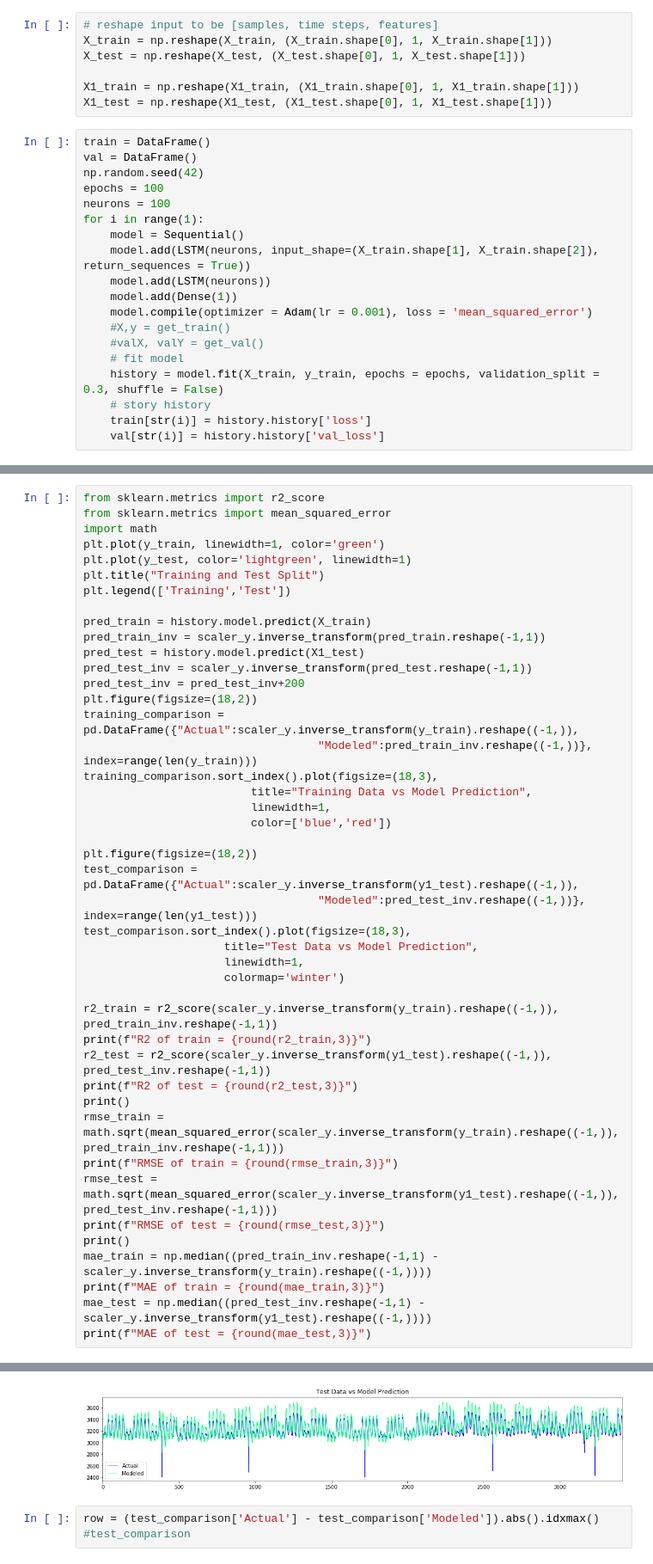
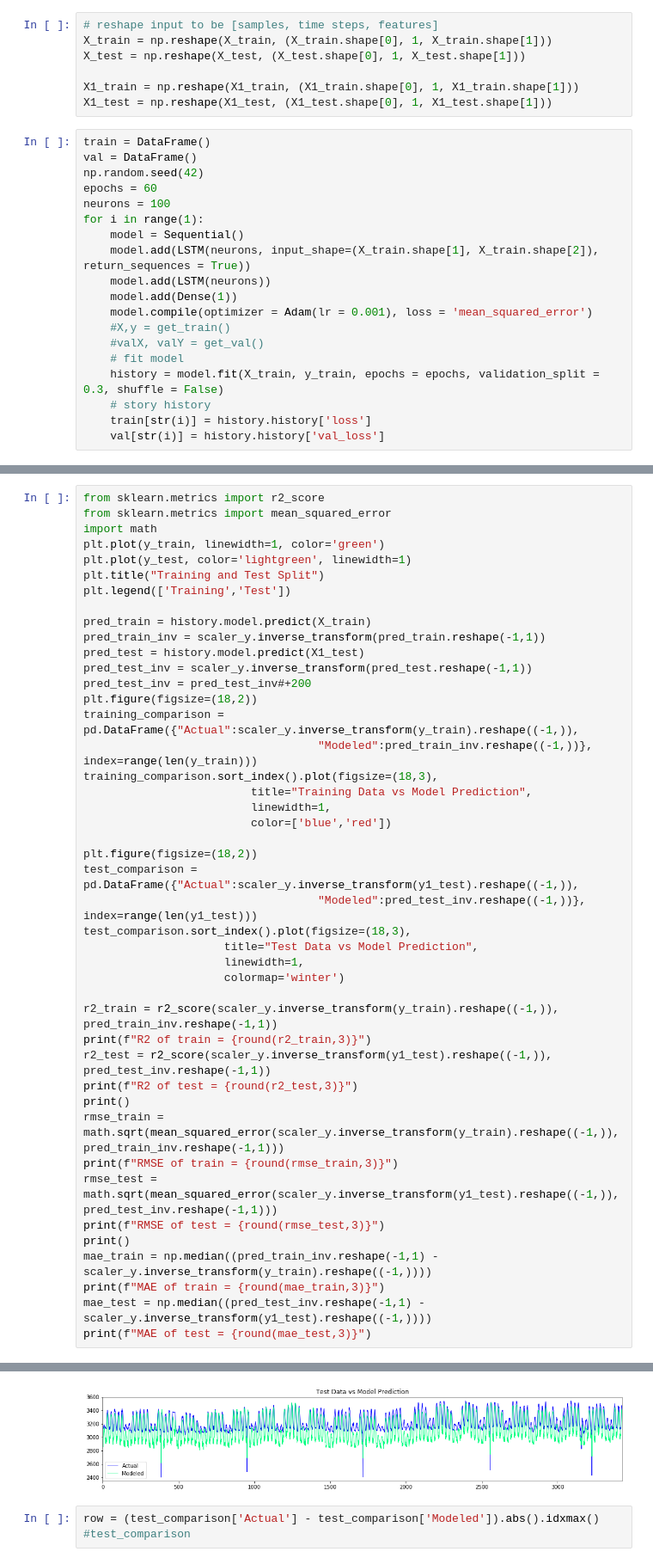
Before and after one commit to eco-data-science-team/LSTM-Anomaly-Detection, a Jupyter notebook: LSTM Notebook.ipynb, the cells around one changed output, grey strips where cells are left out. Shown at 86% size. Drawn from its saved outputs; the diff is of its cells as text.

```diff
--- a/LSTM Notebook.ipynb
+++ b/LSTM Notebook.ipynb
@@ -137,7 +137,7 @@ X1_test = np.reshape(X1_test, (X1_test.shape[0], 1, X1_test.shape[1]))
 train = DataFrame()
 val = DataFrame()
 np.random.seed(42)
-epochs = 100
+epochs = 60
 neurons = 100
 for i in range(1):
     model = Sequential()
@@ -237,7 +247,7 @@ pred_train = history.model.predict(X_train)
 pred_train_inv = scaler_y.inverse_transform(pred_train.reshape(-1,1))
 pred_test = history.model.predict(X1_test)
 pred_test_inv = scaler_y.inverse_transform(pred_test.reshape(-1,1))
-pred_test_inv = pred_test_inv+200
+pred_test_inv = pred_test_inv#+200
 plt.figure(figsize=(18,2))
 training_comparison = pd.DataFrame({"Actual":scaler_y.inverse_transform(y_train).reshape((-1,)),
                                    "Modeled":pred_train_inv.reshape((-1,))}, index=range(len(y_train)))
@@ -283,5 +293,5 @@ MAE of test = 47.892
 <Figure size 1296x144 with 0 Axes>
-[figure, old version]
+[figure, new version]
 # %%
 row = (test_comparison['Actual'] - test_comparison['Modeled']).abs().idxmax()
 #test_comparison
```
Also changed, not shown: parts of 15 cells of this notebook, 6 other files.
